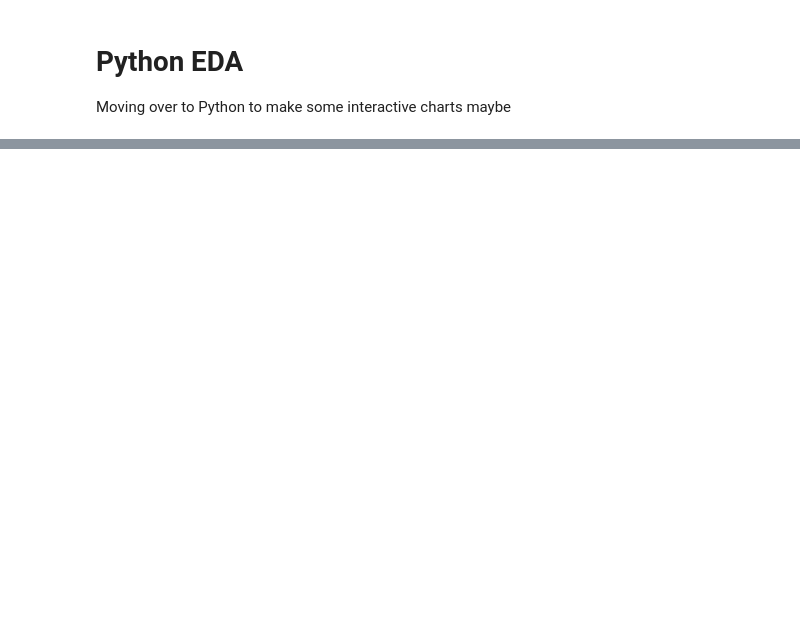
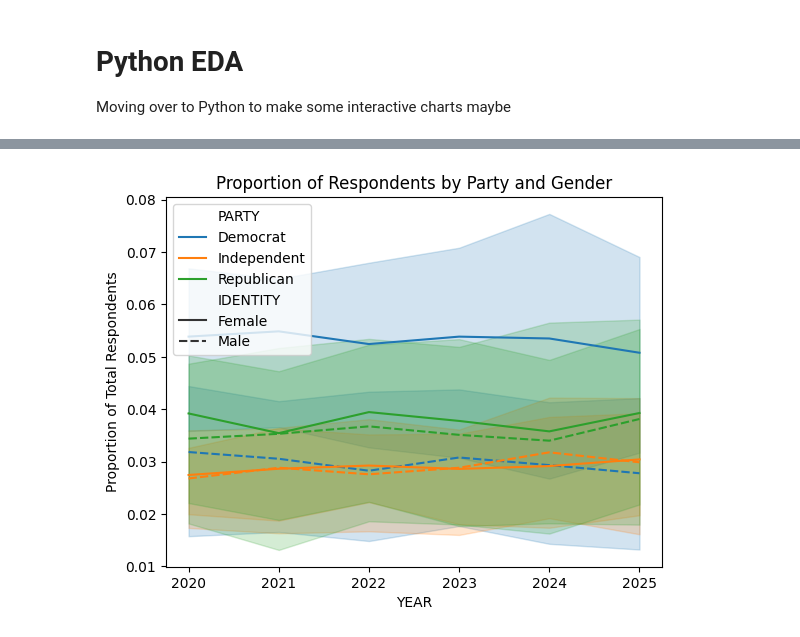
Before and after one commit to emilylmitchum/5200-final-project, a Jupyter notebook: kylie_eda/python_eda.ipynb, the cells around one changed output, grey strips where cells are left out. Saved outputs shown, nothing was run; the diff lists cells and outputs as text; code cells hidden in the pictures; blank space fills up the shorter version.

Commit message:
Kylie: Time-based party visual progress

```diff
--- a/kylie_eda/python_eda.ipynb
+++ b/kylie_eda/python_eda.ipynb
@@ -117,0 +202,11 @@ fig.show()
+# %%
+df_list = [party_2020, party_2021, party_2022, party_2023, party_2024, party_2025]
+all_party = pd.concat(df_list, axis=0, ignore_index=True)
+
+
+#some final cleanup
+all_party['PARTY'] = all_party['PARTY'].replace('Refused /  Web blank', 'Refused')
+all_party['PARTY'] = all_party['PARTY'].replace('Refused/Web blank', 'Refused')
+all_party['PARTY'] = all_party['PARTY'].replace('Something else', 'Other')
+all_party['AGECAT'] = all_party['AGECAT'].replace('Refused/Blank', 'Refused')
+all_party['IDENTITY'] = all_party['IDENTITY'].replace('Refused/Blank', 'Refused')
@@ -117,0 +216,33 @@ fig.show()
+# %%
+
+#making the chart
+counts = (
+    all_party.groupby(['YEAR', 'IDENTITY', 'PARTY', 'AGECAT'])
+      .size()
+      .reset_index(name='count')
+)
+
+counts['year_total'] = counts.groupby('YEAR')['count'].transform('sum')
+counts['prop_year'] = counts['count'] / counts['year_total']
+
+#only male and female
+plot_data = counts[~counts['IDENTITY'].isin(['Refused', 'Other'])]
+plot_data = plot_data[~plot_data['PARTY'].isin(['Refused', 'Other'])]
+plot_data = plot_data[~plot_data['AGECAT'].isin(['Refused'])]
+# %%
+import seaborn as sns
+import matplotlib.pyplot as plt
+
+sns.lineplot(
+    data=plot_data,
+    x='YEAR',
+    y='prop_year',
+    hue='PARTY',
+    style='IDENTITY'
+)
+
+plt.title("Proportion of Respondents by Party and Gender")
+plt.ylabel("Proportion of Total Respondents")
+plt.show()
+# %% [output]
+[figure, added]
```
Also changed, not shown: parts of 12 cells of this notebook, 1 other file.
